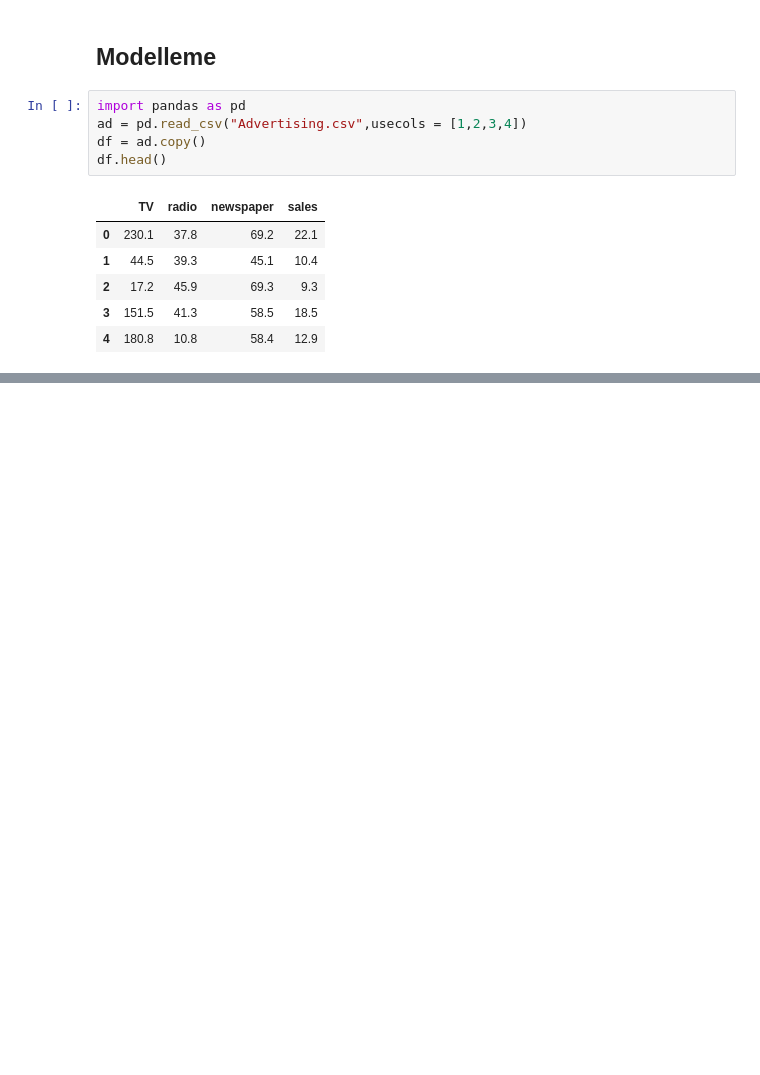
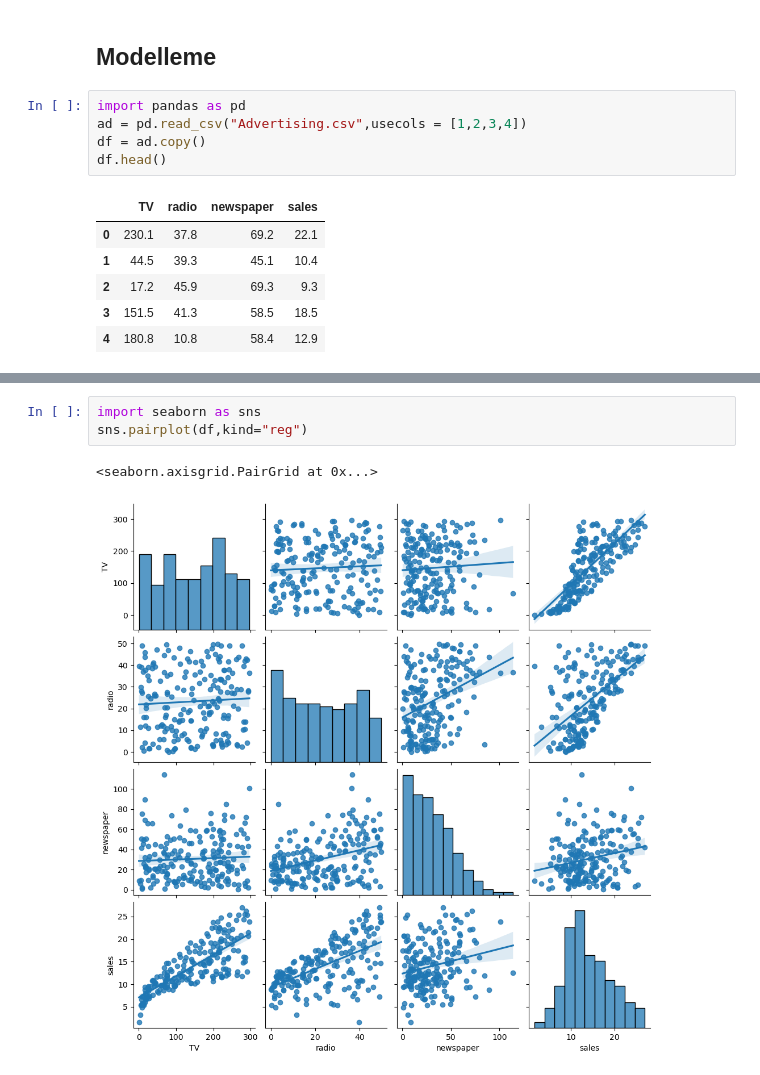
Before and after one commit to Alihanesentas/ML-Learning, a Jupyter notebook: LinearRegressionsandTheseCousins.ipynb, the cells around one changed output, grey strips where cells are left out. Saved outputs shown, nothing was run; the diff lists cells and outputs as text; blank space fills up the shorter version.

```diff
--- a/LinearRegressionsandTheseCousins.ipynb
+++ b/LinearRegressionsandTheseCousins.ipynb
@@ -16,0 +59,6 @@ df.head()
+# %%
+import seaborn as sns
+sns.pairplot(df,kind="reg")
+# %% [output]
+<seaborn.axisgrid.PairGrid at 0x...>
+[figure, added]
```
Also changed, not shown: parts of 37 cells of this notebook.
